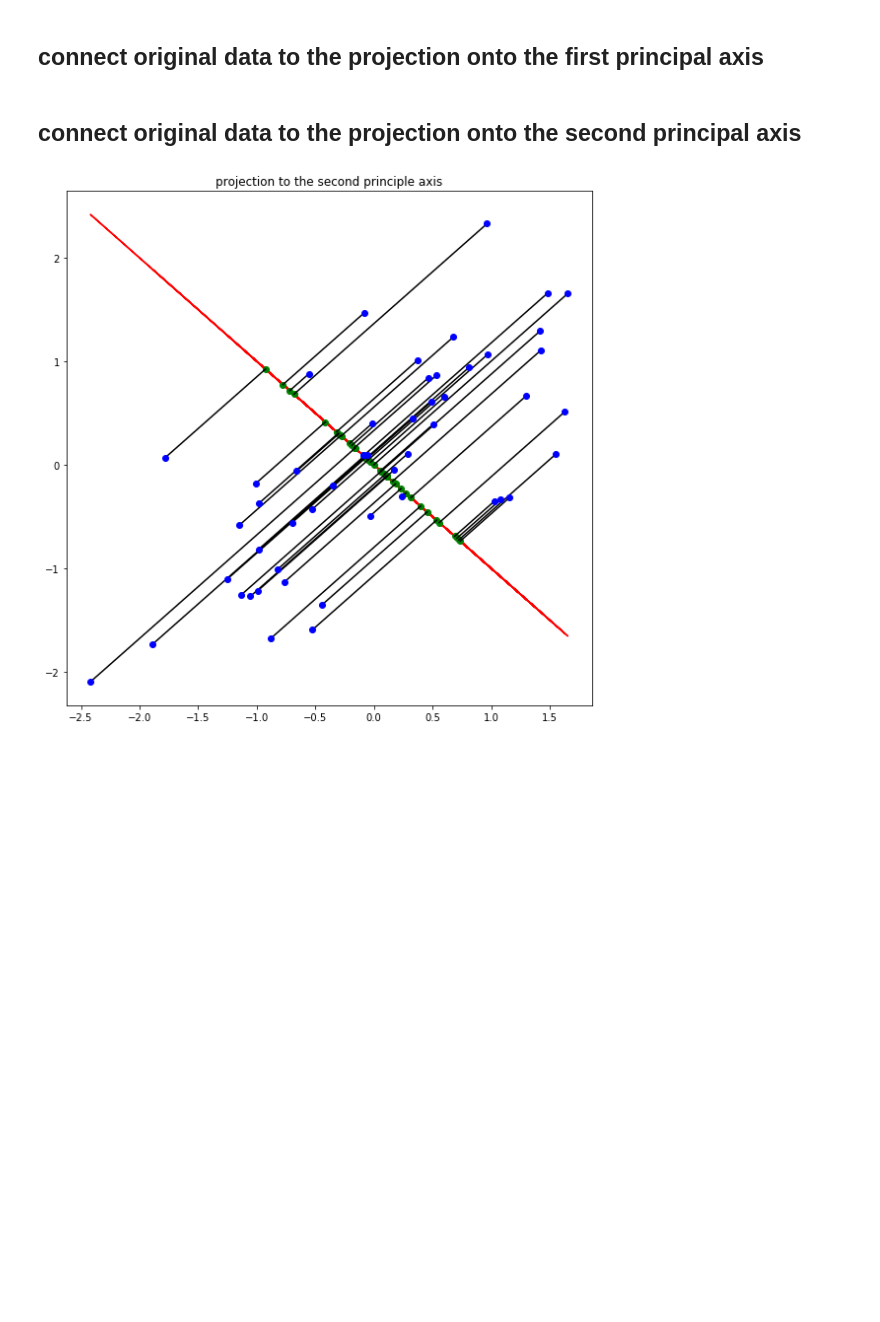
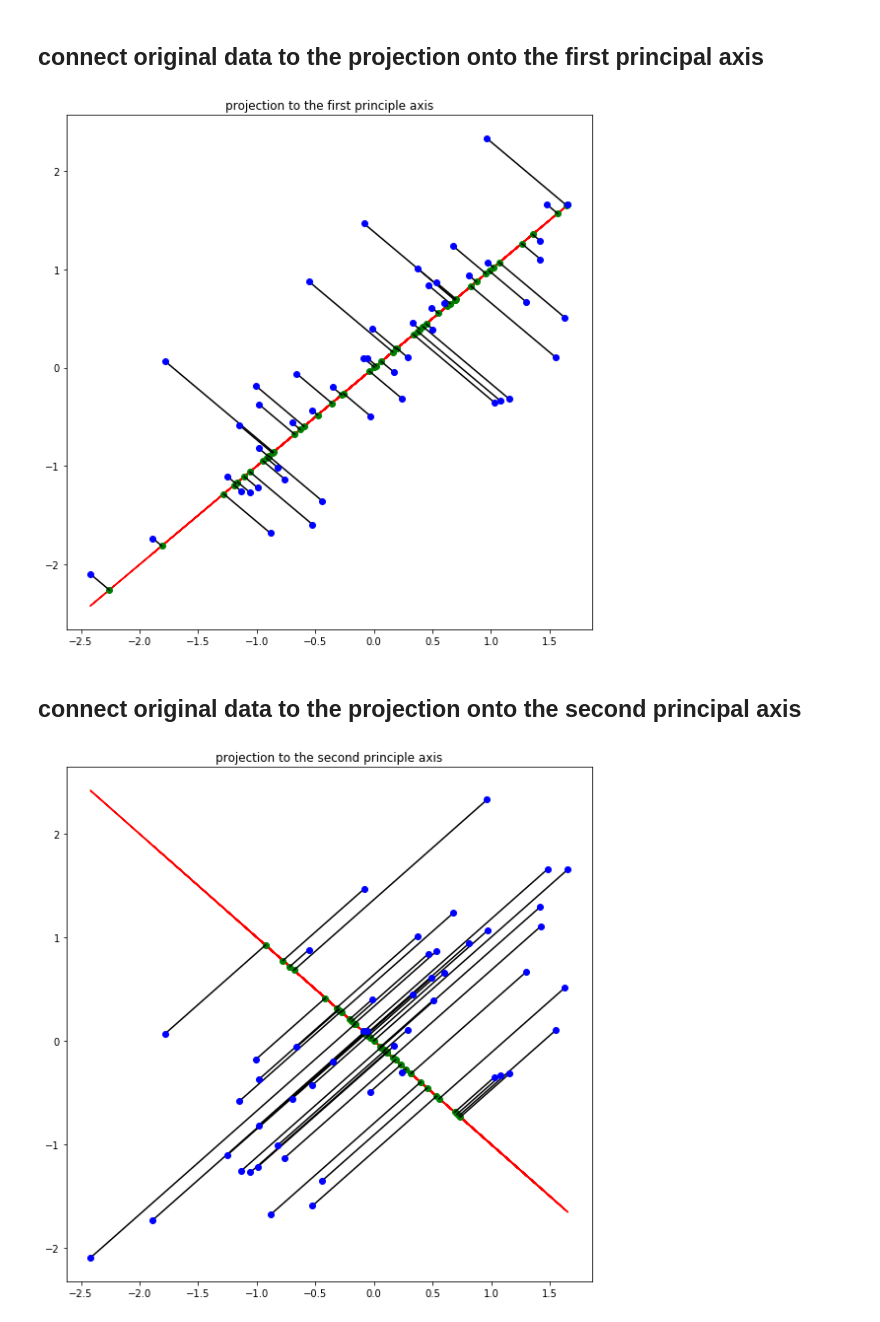
Before and after one commit to chan0139/assignment-machine-learning, a Jupyter notebook: 12/assignment_12.ipynb, the cells around one changed output. Cells and saved outputs as stored; diff of their text form; code cells hidden in the pictures; blank space fills up the shorter version.

Commit message:
update compute_projection_onto_line function & project to the axis function

```diff
--- a/12/assignment_12.ipynb
+++ b/12/assignment_12.ipynb
@@ -148,7 +160,7 @@ second_priciple_axis(feature_normal)
 # %%
 def compute_projection_onto_line(feature, vector):
     projection = np.matmul(vector.T, feature.T)
-    projection = projection * vector[0][0]
+
     return projection
 # %% [markdown]
 ## projcet to the first principal axis
@@ -203,14 +221,19 @@ def connect_first_projection(feature, vector):
     y_normal = feature[:,1]
     f = f_1(x_normal)
     proj = compute_projection_onto_line(feature, vector)
-
+    new_vector = vector[:,0].reshape(2,1)
+    proj_2 = new_vector * proj[0]
 
     plt.plot(x_normal, f,'-', color='red')
-    plt.plot(proj[0], f_1(proj[0]),'o', color='green')
-    plt.plot([x_normal, proj[0]], [y_normal, f_1(proj[0])], "k")
+    plt.plot(proj_2[0], proj_2[1],'o', color='green')
+    plt.plot([x_normal, proj_2[0]], [y_normal, proj_2[1]], "k")
     plt.plot(x_normal, y_normal,'o', color='blue')
     plt.tight_layout()
     plt.show()
+# %%
+connect_first_projection(feature_normal, U)
+# %% [output]
+[figure, added]
 # %% [markdown]
 ## connect original data to the projection onto the second principal axis
 # %%
```
Also changed, not shown: parts of 21 cells of this notebook.
